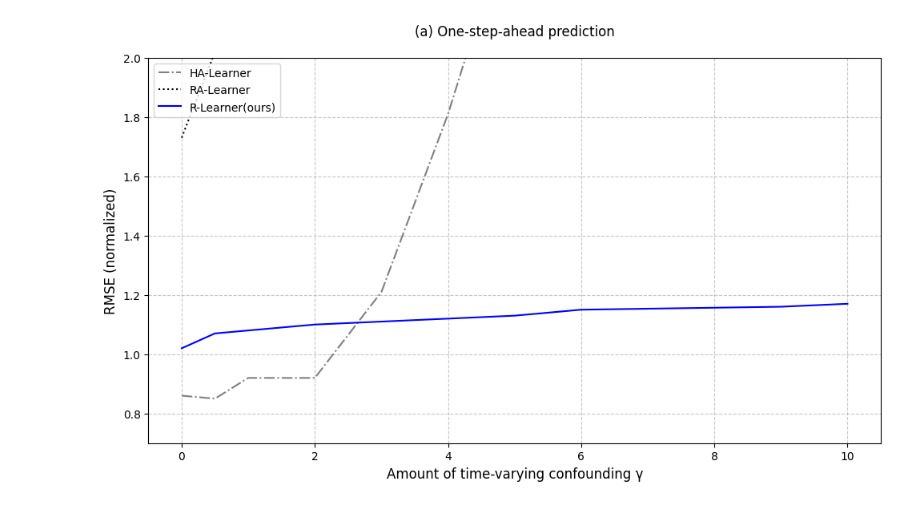
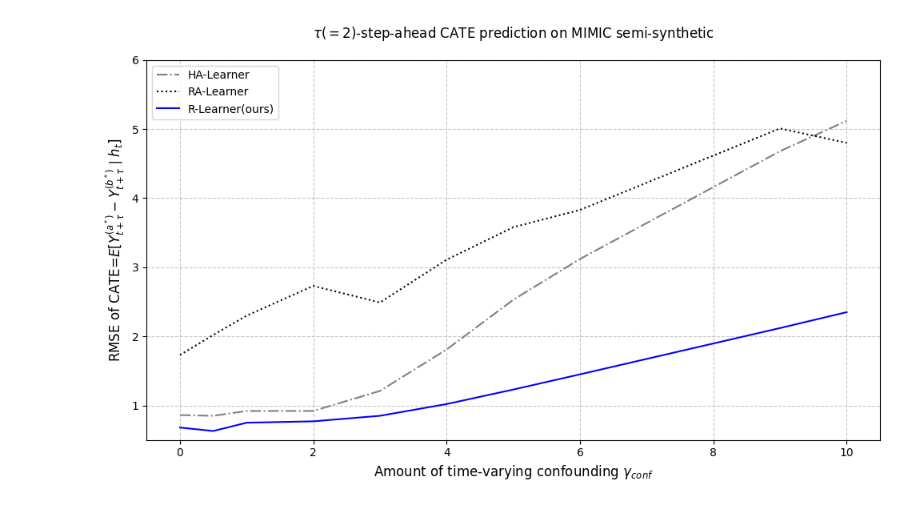
Before and after one commit to Neferpitou3871/DeepBlip, a Jupyter notebook: notebooks/plot_mimic_experiment_result.ipynb, the cells around one changed output. Saved outputs shown, nothing was run; the diff lists cells and outputs as text; code cells hidden in the pictures.

```diff
--- a/notebooks/plot_mimic_experiment_result.ipynb
+++ b/notebooks/plot_mimic_experiment_result.ipynb
@@ -21,9 +21,9 @@ def plot_tau_step_rmse_against_conf(models:Dict, gamma:np.ndarray):
             plt.plot(gamma, rmse, linestyle='-', color='blue', label=model)
 
     # Customize the plot
-    plt.xlabel("Amount of time-varying confounding γ", fontsize=12)
-    plt.ylabel("RMSE (normalized)", fontsize=12)
-    plt.title("", pad=20, fontsize=12)  # Title at the bottom
+    plt.xlabel(r"Amount of time-varying confounding $\gamma_{conf}$", fontsize=12)
+    plt.ylabel(r"RMSE of CATE=$E[Y_{t+\tau}^{(a^*)}-Y_{t+\tau}^{(b^*)}\mid h_t]$", fontsize=12)
+    plt.title(r"$\tau(=2)$-step-ahead CATE prediction on MIMIC semi-synthetic (Linear Assumption not satisfied)", pad=20, fontsize=12)  # Title at the bottom
     plt.legend(loc='upper left', frameon=True, fontsize=10)
     plt.ylim(0.5, 6.0)  # Adjust y-axis limits if needed
 
@@ -33,11 +33,11 @@ def plot_tau_step_rmse_against_conf(models:Dict, gamma:np.ndarray):
 # %%
 models = {
     'HA-Learner': [0.86, 0.85, 0.92, 0.92, 1.21, 1.81, 2.53, 3.12, 4.68, 5.12],
     'RA-Learner': [1.73, 2.02, 2.30, 2.73, 2.49, 3.11, 3.58, 3.83, 5.01, 4.80],
     #'IPW-Learner': [1.02, 1.07, 1.08, 1.10, 1.11, 1.12, 1.13, 1.15, 1.16, 1.17],
-    'R-Learner(ours)': [0.68, 0.75, ]
+    'R-Learner(ours)': [0.68, 0.63, 0.75, 0.77, 0.85, 1.02, 1.23, 1.45, 2.12, 2.35]
 }
 gammas = np.array([0.0, 0.5, 1.0, 2.0, 3.0, 4.0, 5.0, 6.0, 9.0, 10.0])
 plot_tau_step_rmse_against_conf(models, gammas)
 # %% [output]
-[figure, old version]
+[figure, new version]
```
Also changed, not shown: parts of 1 cell of this notebook, 11 other files.
